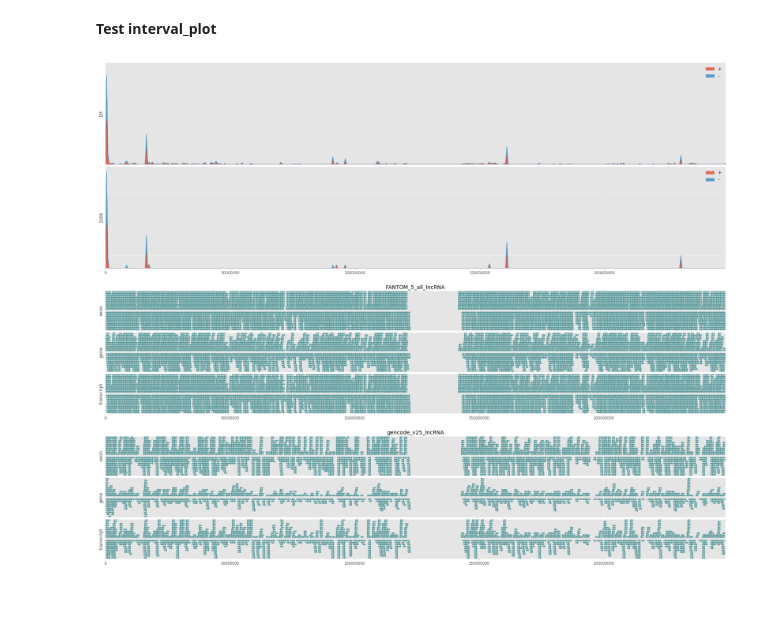
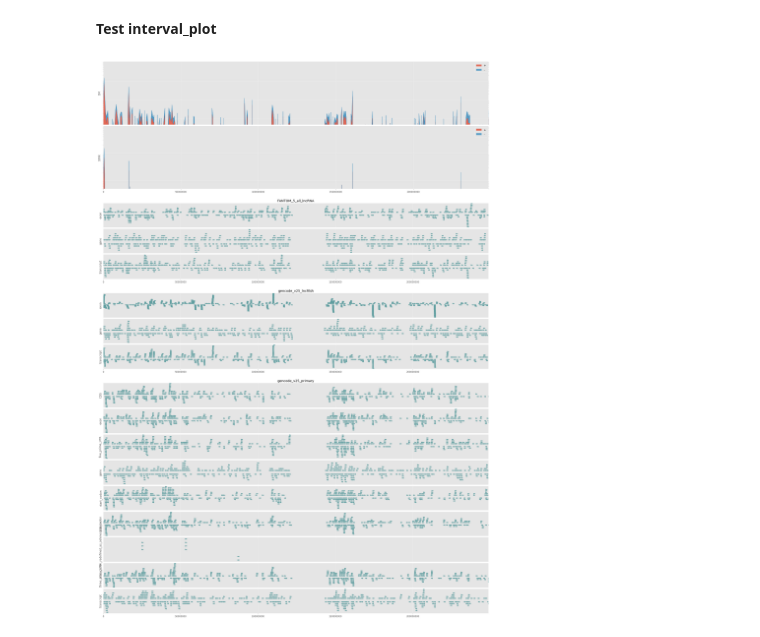
Before and after one commit to a-slide/JupyterGenoViewer, a Jupyter notebook: JGV/JGV_Test_Notebook.ipynb, the cells around one changed output. Drawn from its saved outputs; the diff is of its cells as text; code cells hidden in the pictures; blank space fills up the shorter version.

```diff
--- a/JGV/JGV_Test_Notebook.ipynb
+++ b/JGV/JGV_Test_Notebook.ipynb
@@ -1055,12 +1081,13 @@ l = ['chr1', 'chr2', 'chr3', 'chr4', 'chr5', 'chr6', 'chr7', 'chr8', 'chr9', 'ch
 j = JGV(fp=fp, ref_list=l)
 j.add_annotation("../dl_test_data/FANTOM_5_all_lncRNA.gtf.gz")
 j.add_annotation("../dl_test_data/gencode_v25_lncRNA.gff3.gz")
+j.add_annotation("../dl_test_data/gencode_v25_primary.gff3.gz")
 j.add_alignment("../dl_test_data/1M.bed.gz")
 j.add_alignment("../dl_test_data/100k.bed.gz")
 
 # Empty JGV object
 j2 = JGV(fp=fp, ref_list=l)
 # %%
-j.interval_plot(refid="chr1", figwidth=30)
+j.interval_plot(refid="chr1")
 # %% [output]
-[figure, old version]
+[figure, new version]
```
Also changed, not shown: parts of 19 cells of this notebook, 4 other files.
